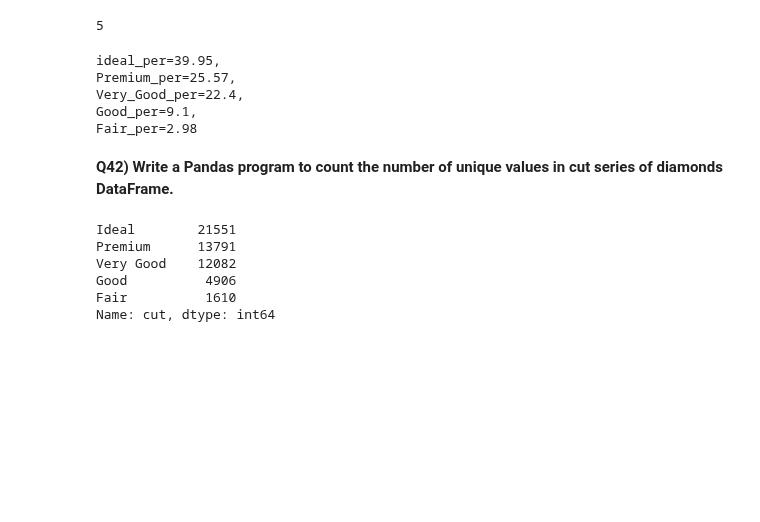
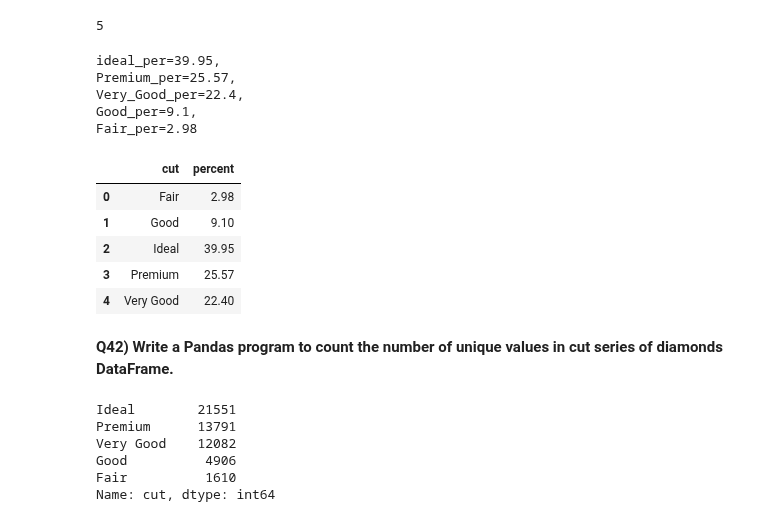
Before and after one commit to Gulzar-khan/Python-Practice, a Jupyter notebook: Assignment_Numpy_&_Pandas.ipynb, the cells around one changed output. Saved outputs shown, nothing was run; the diff lists cells and outputs as text; code cells hidden in the pictures; blank space fills up the shorter version.

```diff
--- a/Assignment_Numpy_&_Pandas.ipynb
+++ b/Assignment_Numpy_&_Pandas.ipynb
@@ -968,6 +989,19 @@ Premium_per=25.57,
 Very_Good_per=22.4,
 Good_per=9.1,
 Fair_per=2.98
+# %%
+ans1=diamonds.groupby(['cut']).agg({'cut':'count'}).rename({'cut':'cutt'})
+ans1['cut']=ans1['cut']*100/len(diamonds)
+ans1['cut']=ans1['cut'].round(2)
+ans1.columns=['percent']
+ans1.reset_index()
+# %% [output]
+|  | cut | percent |
+| 0 | Fair | 2.98 |
+| 1 | Good | 9.10 |
+| 2 | Ideal | 39.95 |
+| 3 | Premium | 25.57 |
+| 4 | Very Good | 22.40 |
 # %% [markdown]
 **Q42) Write a Pandas program to count the number of unique values in cut series of diamonds DataFrame.**
 # %%
```
Also changed, not shown: parts of 10 cells of this notebook.
